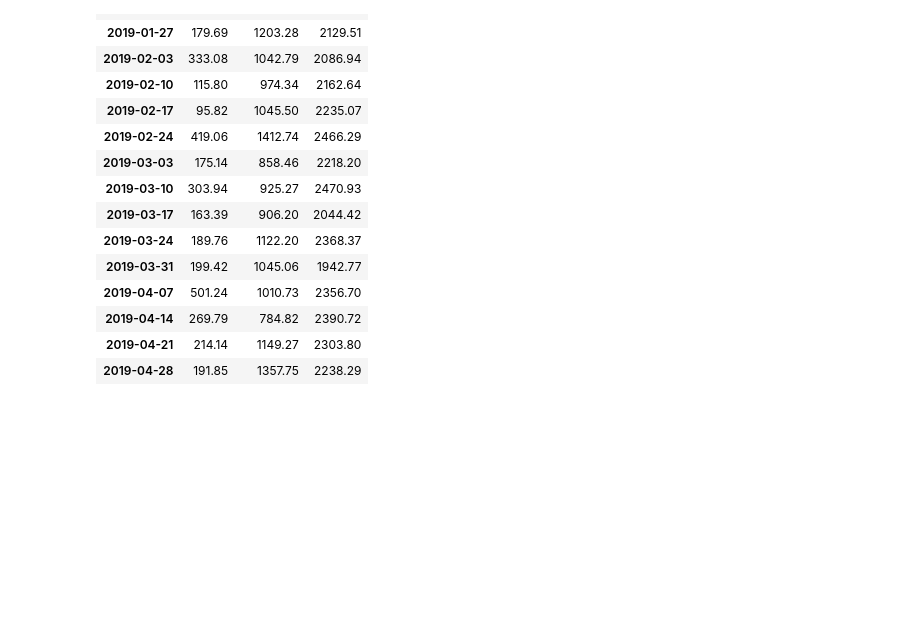
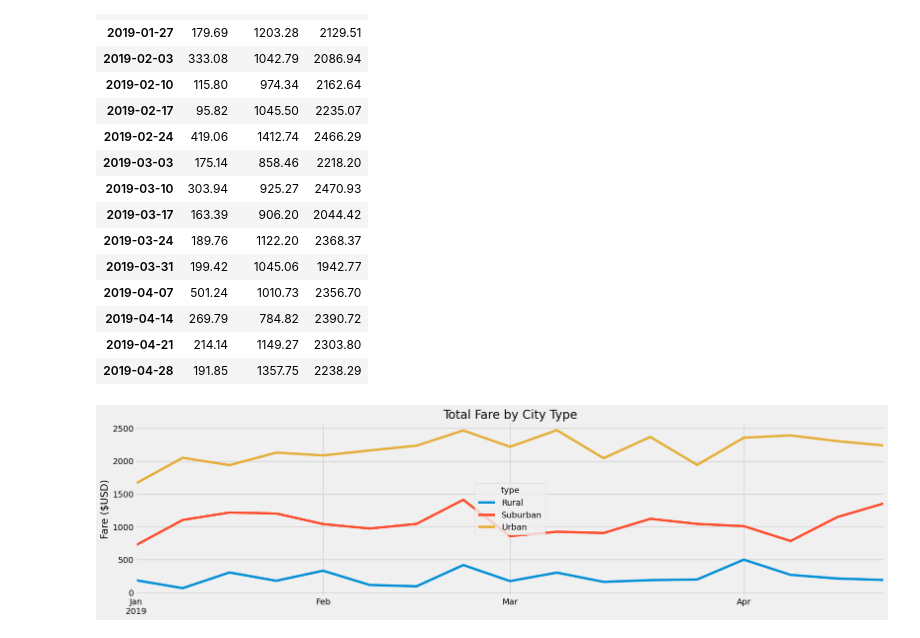
Before and after one commit to kylebrumbaugh9/PyBer_Analysis, a Jupyter notebook: PyBer_Challenge.ipynb, the cells around one changed output. Saved outputs shown, nothing was run; the diff lists cells and outputs as text; code cells hidden in the pictures; blank space fills up the shorter version.

```diff
--- a/PyBer_Challenge.ipynb
+++ b/PyBer_Challenge.ipynb
@@ -284,7 +284,15 @@ sum_fares_per_week_df
 # %%
 # 8. Using the object-oriented interface method, plot the resample DataFrame using the df.plot() function.
 
 # Import the style from Matplotlib.
 from matplotlib import style
+
+sum_fares_per_week_df.plot(figsize=(20,5) , title='Total Fare by City Type',xlabel = '',ylabel='Fare ($USD)')
+
+
 # Use the graph style fivethirtyeight.
 style.use('fivethirtyeight')
+
+plt.show()
+# %% [output]
+[figure, added]
```
